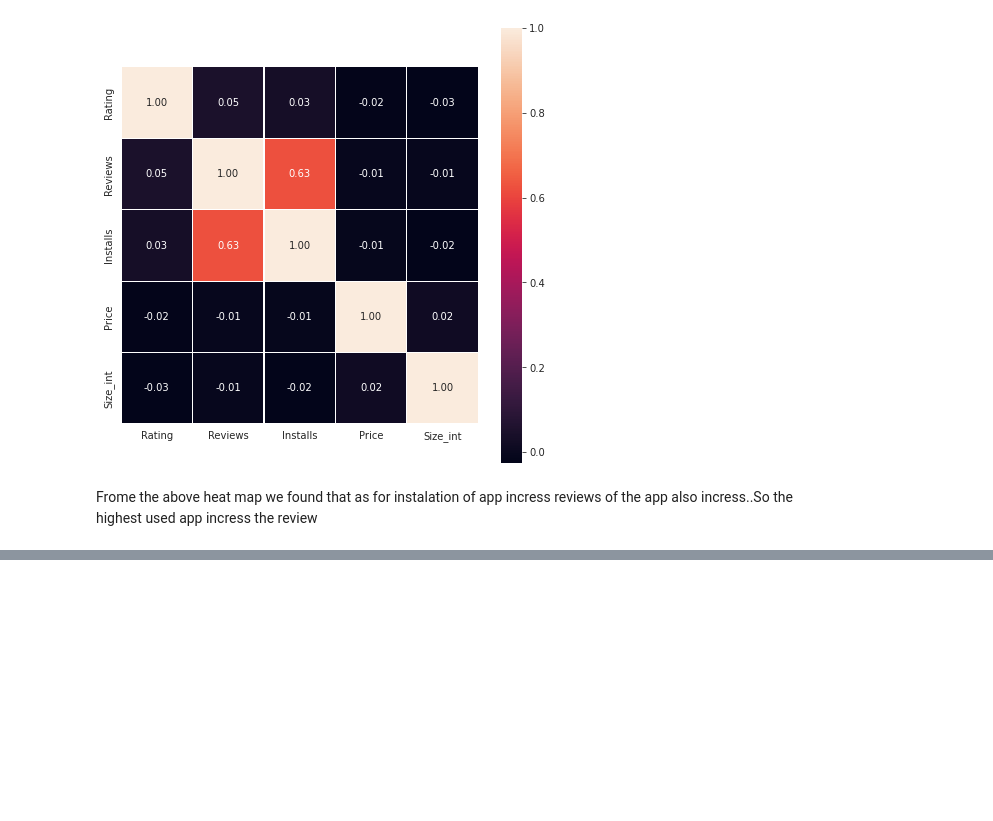
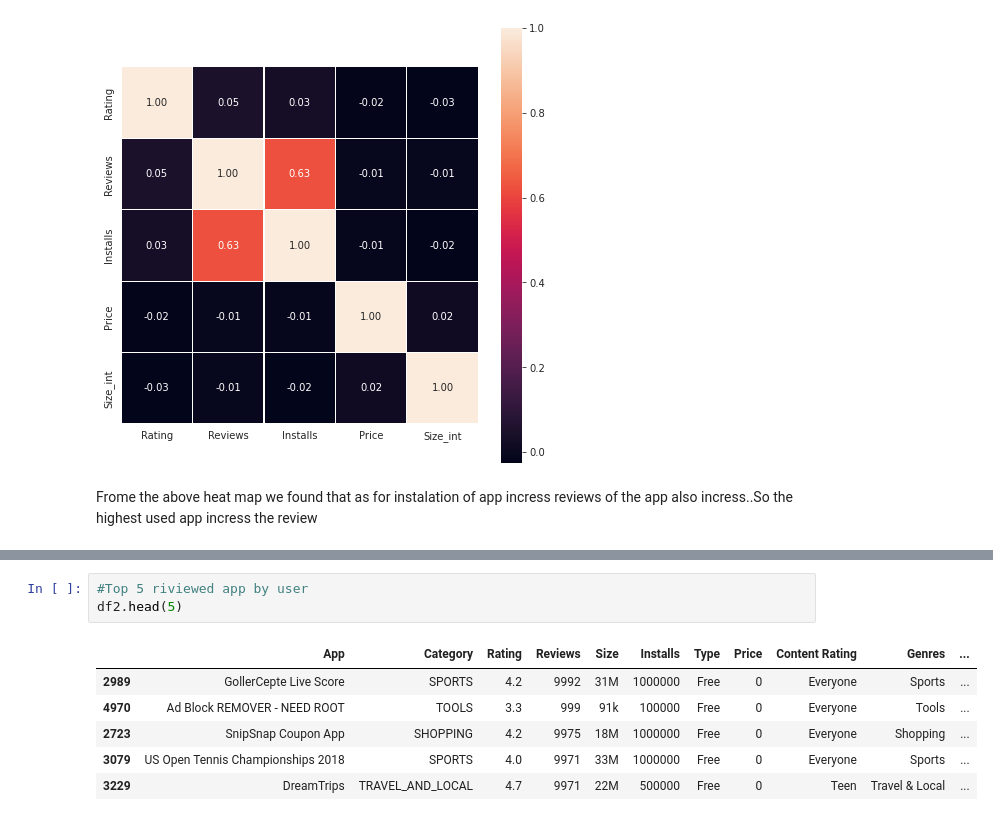
Before and after one commit to brahma102/Play-Store-App-Review-Analysis, a Jupyter notebook: Play_Store_App_Review_Analysis_Capstone_Project.ipynb, the cells around one changed output, grey strips where cells are left out. Drawn from its saved outputs; the diff is of its cells as text; blank space fills up the shorter version.

```diff
--- a/Play_Store_App_Review_Analysis_Capstone_Project.ipynb
+++ b/Play_Store_App_Review_Analysis_Capstone_Project.ipynb
@@ -444,0 +455,10 @@ Frome the above heat map we found that as for instalation of app incress reviews
+# %%
+#Top 5 riviewed app by user
+df2.head(5)
+# %% [output]
+|  | App | Category | Rating | Reviews | Size | Installs | Type | Price | Content Rating | Genres | ... |
+| 2989 | GollerCepte Live Score | SPORTS | 4.2 | 9992 | 31M | 1000000 | Free | 0 | Everyone | Sports | ... |
+| 4970 | Ad Block REMOVER - NEED ROOT | TOOLS | 3.3 | 999 | 91k | 100000 | Free | 0 | Everyone | Tools | ... |
+| 2723 | SnipSnap Coupon App | SHOPPING | 4.2 | 9975 | 18M | 1000000 | Free | 0 | Everyone | Shopping | ... |
+| 3079 | US Open Tennis Championships 2018 | SPORTS | 4.0 | 9971 | 33M | 1000000 | Free | 0 | Everyone | Sports | ... |
+| 3229 | DreamTrips | TRAVEL_AND_LOCAL | 4.7 | 9971 | 22M | 500000 | Free | 0 | Teen | Travel & Local | ... |
```
Also changed, not shown: parts of 24 cells of this notebook.
